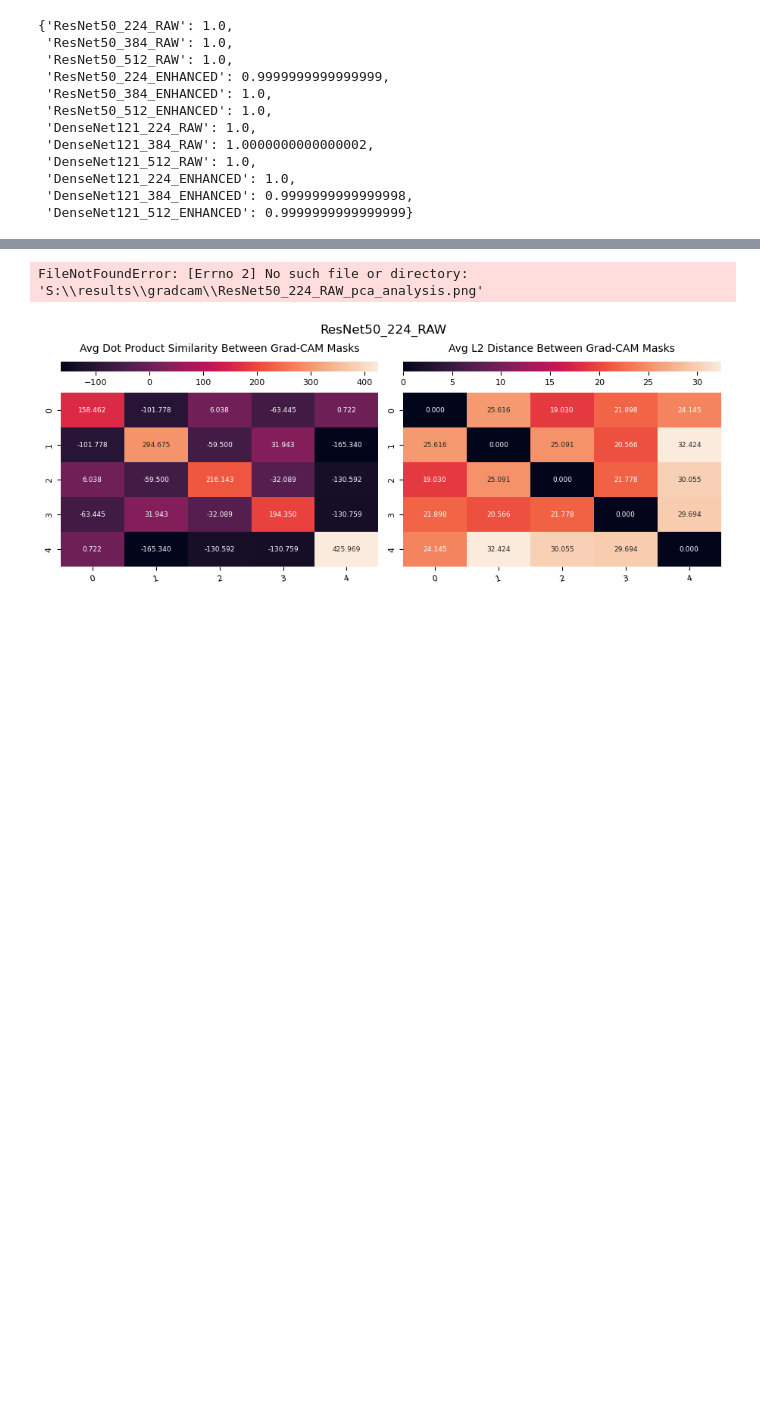
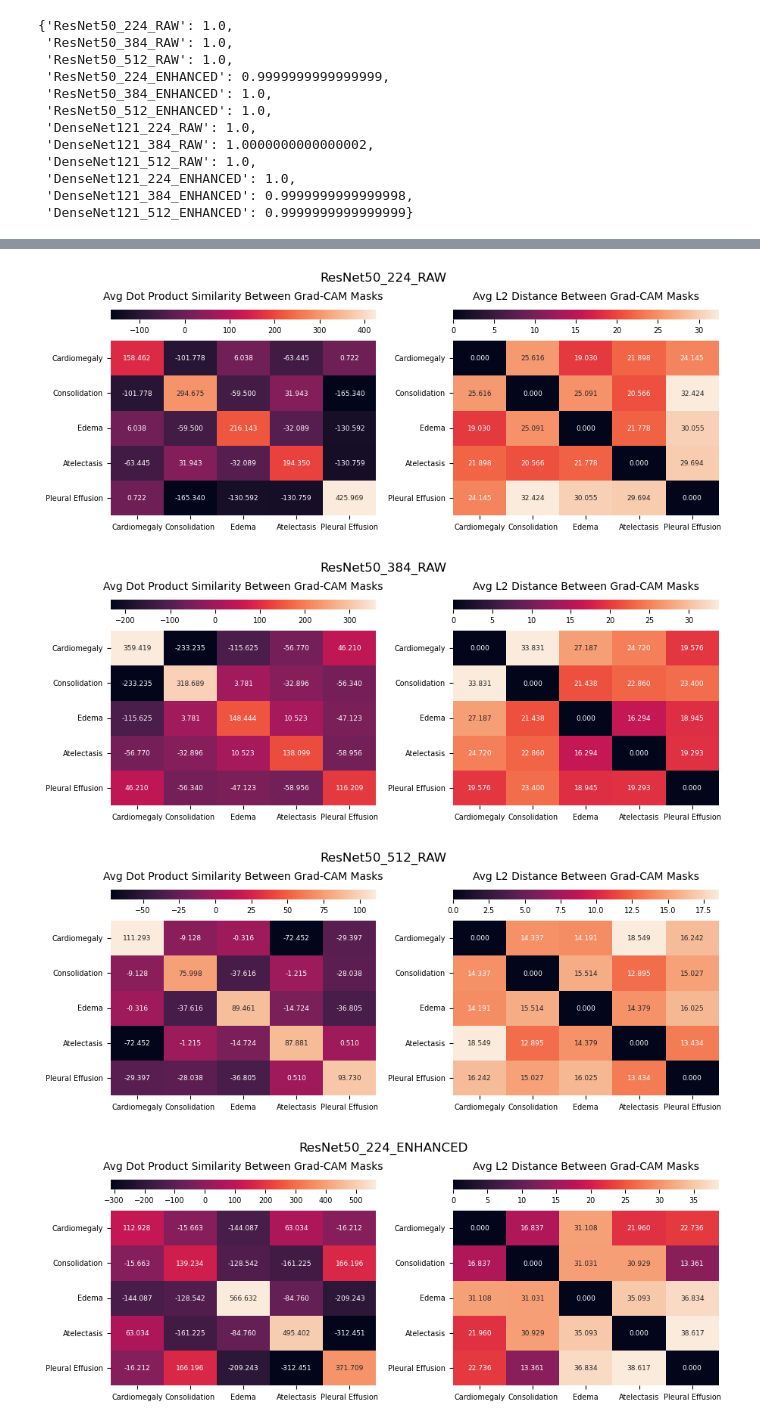
Before and after one commit to johnmtayag/DSC288R_Capstone, a Jupyter notebook: N6_GradCAM Analysis.ipynb, the cells around one changed output, grey strips where cells are left out. Cells and saved outputs as stored; diff of their text form; code cells hidden in the pictures; blank space fills up the shorter version.

```diff
--- a/N6_GradCAM Analysis.ipynb
+++ b/N6_GradCAM Analysis.ipynb
@@ -56,7 +56,7 @@ enhanceds = [False, False, False, True, True, True,
 pca_sample_size = 500
 
 ### Number of PCA components
-n_pca_components = 5
+n_pca_components = 4
 # %% [markdown]
 ### Loop through the models
 # %%
@@ -72,7 +72,7 @@ for i,(model_type, dim, enhanced) in enumerate(zip(model_types, dims, enhanceds)
     wrapper_kwargs_i["n_pca_components"] = n_pca_components
 
     #####
-    output_dict[label] = scripts.gradcam.gradcam_pca_analysis(**wrapper_kwargs_i)
+    output_dict[label] = src.gradcam.gradcam_pca_analysis(**wrapper_kwargs_i)
     print(f"\tComplete ---> Time elapsed: {round(time.time() - t0, 2)} s")
 # %% [output]
 Starting analysis on ResNet50_224_RAW
@@ -267,35 +266,41 @@ pd.DataFrame.from_dict(all_models_evr).T
 # %%
 ### Visualize dfs in a heatmap
 
 for model_key in results_dict.keys():
     dot_df, L2_df = results_dict[model_key]["avg_dot"], results_dict[model_key]["avg_L2"]
 
     plot_vars = [(dot_df, "Avg Dot Product Similarity"),
                  (L2_df, "Avg L2 Distance")]
     grid_kws = {"height_ratios": (.05, .9), "hspace": .05}
     plot_titles = ["Avg Dot Product Similarity Between Grad-CAM Masks",
                    "Avg L2 Distance Between Grad-CAM Masks"]
 
     # --- Prepare subfigures
     fig = plt.figure(constrained_layout=True, figsize=(9,3.5))
     fig.suptitle(model_key)
     subfigs = fig.subfigures(1,2, wspace=0.01)
     ax0 = subfigs[0].subplots(2, gridspec_kw=grid_kws)
     ax1 = subfigs[1].subplots(2, gridspec_kw=grid_kws)
 
     for (plot_df, plot_type),ax,title in zip(plot_vars,[ax0, ax1], plot_titles):
         if plot_type=="L2 Distance":
-            sns.heatmap(plot_df, ax=ax[1], annot=True, cbar_ax=ax[0], cbar_kws={"orientation":"horizontal"}, fmt=".3f", annot_kws={"size": 6.5}, cmap="viridis", vmin=0)
+            sns.heatmap(plot_df, ax=ax[1], annot=True, cbar_ax=ax[0], cbar_kws={"orientation":"horizontal"},
+                        fmt=".3f", annot_kws={"size": 6.5}, cmap="viridis", vmin=0,
+                        xticklabels=class_cols, yticklabels=class_cols)
         else:
-            sns.heatmap(plot_df, ax=ax[1], annot=True, cbar_ax=ax[0], cbar_kws={"orientation":"horizontal"}, fmt=".3f", annot_kws={"size": 6.5}, cmap="rocket")
+            sns.heatmap(plot_df, ax=ax[1], annot=True, cbar_ax=ax[0], cbar_kws={"orientation":"horizontal"},
+                        fmt=".3f", annot_kws={"size": 6.5}, cmap="rocket",
+                        xticklabels=class_cols, yticklabels=class_cols)
         ax[0].set_title(title, pad=10, fontsize=10)
-        ax[0].xaxis.set_tick_params(labelsize=8)
+        ax[0].xaxis.set_tick_params(labelsize=7)
         #
-        ax[1].xaxis.set_tick_params(labelrotation=15, labelsize=8)
-        ax[1].yaxis.set_tick_params(labelsize=8)
+        ax[1].xaxis.set_tick_params(labelrotation=0, labelsize=7)
+        ax[1].yaxis.set_tick_params(labelsize=7)
 
-    plt.savefig(f"../results/gradcam/{model_key}_pca_analysis.png")
+    plt.savefig(f"results/gradcam/{model_key}_pca_analysis.png")
     plt.show()
 # %% [output]
-FileNotFoundError: [Errno 2] No such file or directory: 'S:\\results\\gradcam\\ResNet50_224_RAW_pca_analysis.png'
-[figure, old version]
+[figure, new version]
+[figure, added]
+[figure, added]
+[figure, added]
```
Also changed, not shown: parts of 10 cells of this notebook.
